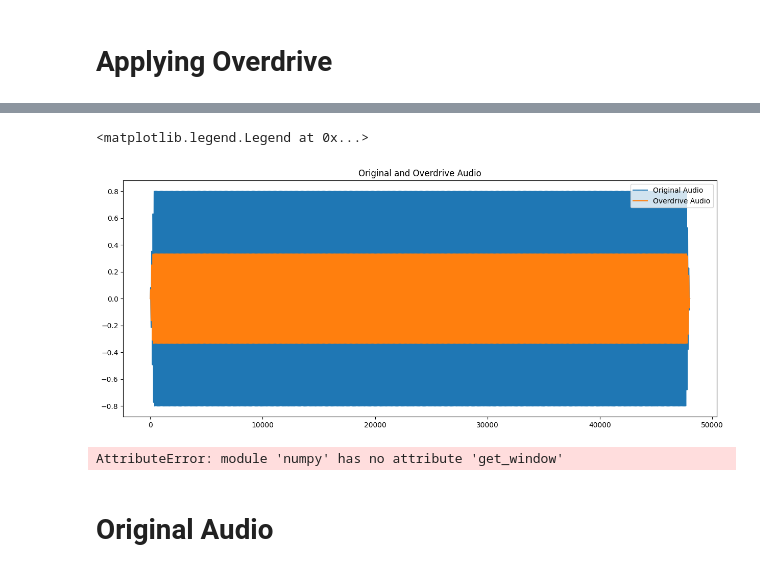
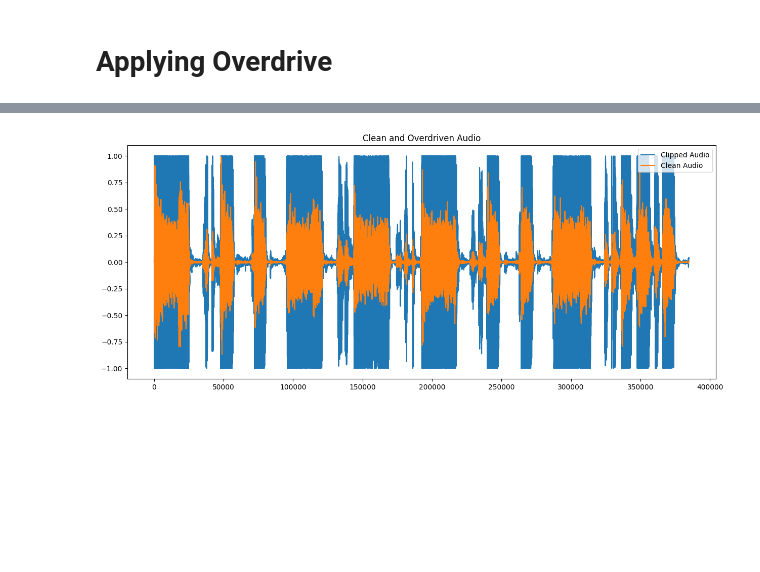
Before and after one commit to JamesBedson/Footprint, a Jupyter notebook: PrototypesDSP/overdrivePrototype.ipynb, the cells around one changed output, grey strips where cells are left out. Drawn from its saved outputs; the diff is of its cells as text; code cells hidden in the pictures; blank space fills up the shorter version.

Commit message:
Changes to overdrive prototype

```diff
--- a/PrototypesDSP/overdrivePrototype.ipynb
+++ b/PrototypesDSP/overdrivePrototype.ipynb
@@ -6,8 +7,6 @@ import matplotlib.pyplot as plt
 import IPython.display as ipd
 # %%
 overdrive = OPT.Overdrive()
-
-overdrive.threshold      = (1/3)    # threshold for symmetrical soft clipping
-overdrive.gain       = 6                #dB
-overdrive.tone            = 0.5         #Hz
-overdrive.level     = 0.5               #dB
+overdrive.gain  = 8         # dB
+overdrive.tone  = 0.5       # Hz
+overdrive.level = 0.5       # dB
@@ -26,9 +23,9 @@ overdrive.plotsecondStaticCurve()
 # %% [markdown]
 # Loading Audio Files
 # %%
-pathToAudio = "/Users/marina/Documents/Sounds/sine-440.wav"  # set path to an audio file
+pathToAudio = "funkyGuitar2.wav" # set path to an audio file
 
 sampleRate  = 44100
-sampleAudio, sampleRate = lr.load(pathToAudio, sr = sampleRate, mono = True, duration = 10)
+cleanInput, sampleRate = lr.load(pathToAudio, sr = sampleRate, mono = True, duration = 10)
 # %% [markdown]
 # Applying Overdrive
@@ -36,0 +32,2 @@ sampleAudioOverdrive   = overdrive.overdrive_(sampleAudio, sampleRate)
+# %%
+clippedOutput = overdrive.applyOverdrive(cleanInput)
@@ -37,16 +38,8 @@ sampleAudioOverdrive   = overdrive.overdrive_(sampleAudio, sampleRate)
 # %%
 plt.figure(figsize = (15, 6))
-plt.title("Original and Overdrive Audio")
-plt.plot(sampleAudio, label = "Original Audio")
-plt.plot(sampleAudioOverdrive, label = "Overdrive Audio")
-plt.legend(loc = "upper right")
+plt.title("Clean and Overdriven Audio")
+plt.plot(clippedOutput, label = "Clipped Audio")
+plt.plot(cleanInput, label = "Clean Audio")
+plt.legend(loc = "upper right");
 # %% [output]
-<matplotlib.legend.Legend at 0x...>
-[figure, old version]
+[figure, new version]
-# %%
-overdrive.plot_spectrogram(sampleAudio, sampleRate)
-overdrive.plot_spectrogram(sampleAudioOverdrive, sampleRate)
-# %% [output]
-AttributeError: module 'numpy' has no attribute 'get_window'
-# %% [markdown]
-# Original Audio
```
Also changed, not shown: parts of 16 cells of this notebook, 2 other files.
